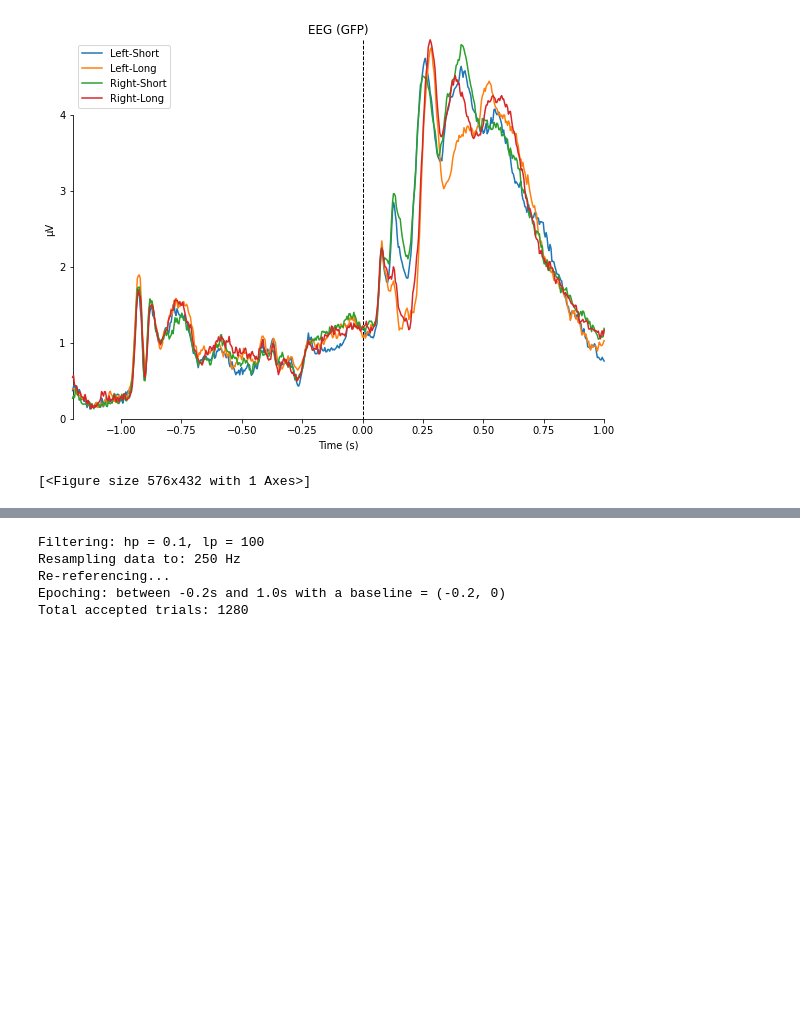
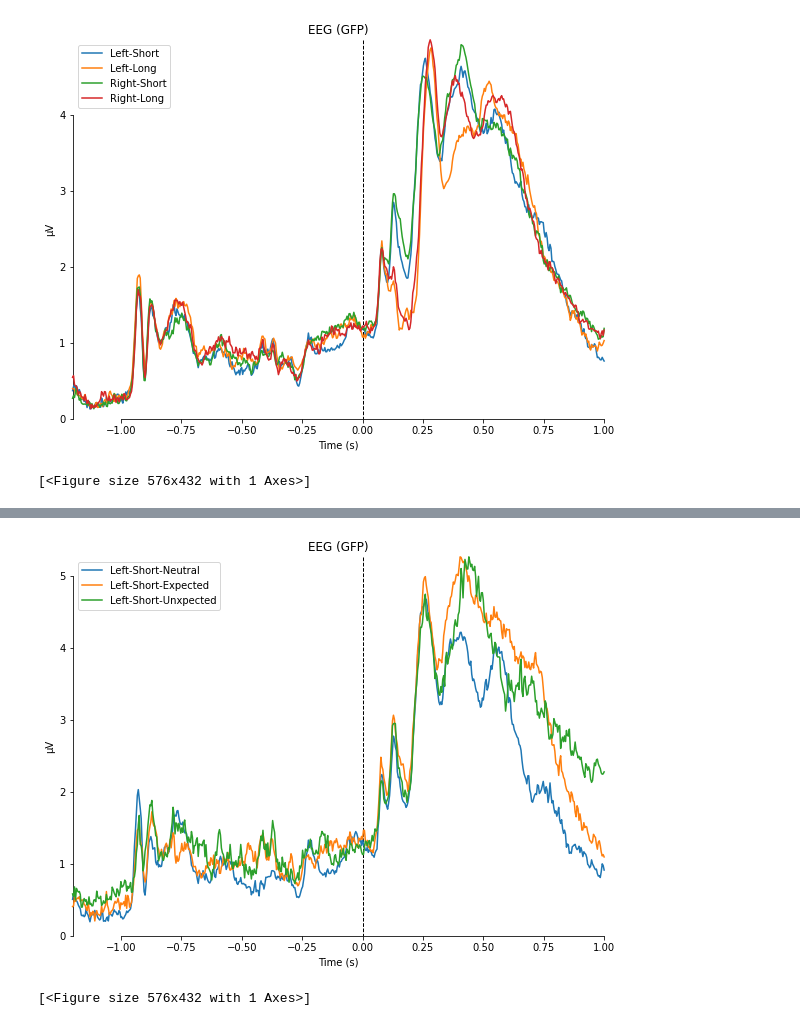
Before and after one commit to antoniyaaboyanova/Mask_ExpAtt_EEG, a Jupyter notebook: 03_EEG_Analysis/pilot_quiality_check.ipynb, the cells around one changed output, grey strips where cells are left out. Cells and saved outputs as stored; diff of their text form; code cells hidden in the pictures; blank space fills up the shorter version.

```diff
--- a/03_EEG_Analysis/pilot_quiality_check.ipynb
+++ b/03_EEG_Analysis/pilot_quiality_check.ipynb
@@ -1040,8 +871,13 @@ def preprocess_eeg(sub, tmin = -.2, tmax = 1.0, baseline = (-.2, 0), highpass =
-# %%
-preprocess_eeg(sub=4)
-# %% [output]
-Filtering: hp = 0.1, lp = 100
-Resampling data to: 250 Hz
-Re-referencing...
-Epoching: between -0.2s and 1.0s with a baseline = (-0.2, 0)
-Total accepted trials: 1280
+# %%
+left_short_neutral_grand = mne.grand_average(left_short_neutral)
+left_short_expected_grand = mne.grand_average(left_short_expected)
+left_short_unexpected_grand = mne.grand_average(left_short_unexpected)
+
+
+mne.viz.plot_compare_evokeds(
+    {"Left-Short-Neutral": left_short_neutral_grand, "Left-Short-Expected": left_short_expected_grand,
+    "Left-Short-Unxpected": left_short_unexpected_grand},
+    picks="eeg")
+# %% [output]
+[figure, added]
+[<Figure size 576x432 with 1 Axes>]
```
Also changed, not shown: parts of 29 cells of this notebook, 7 other files.
